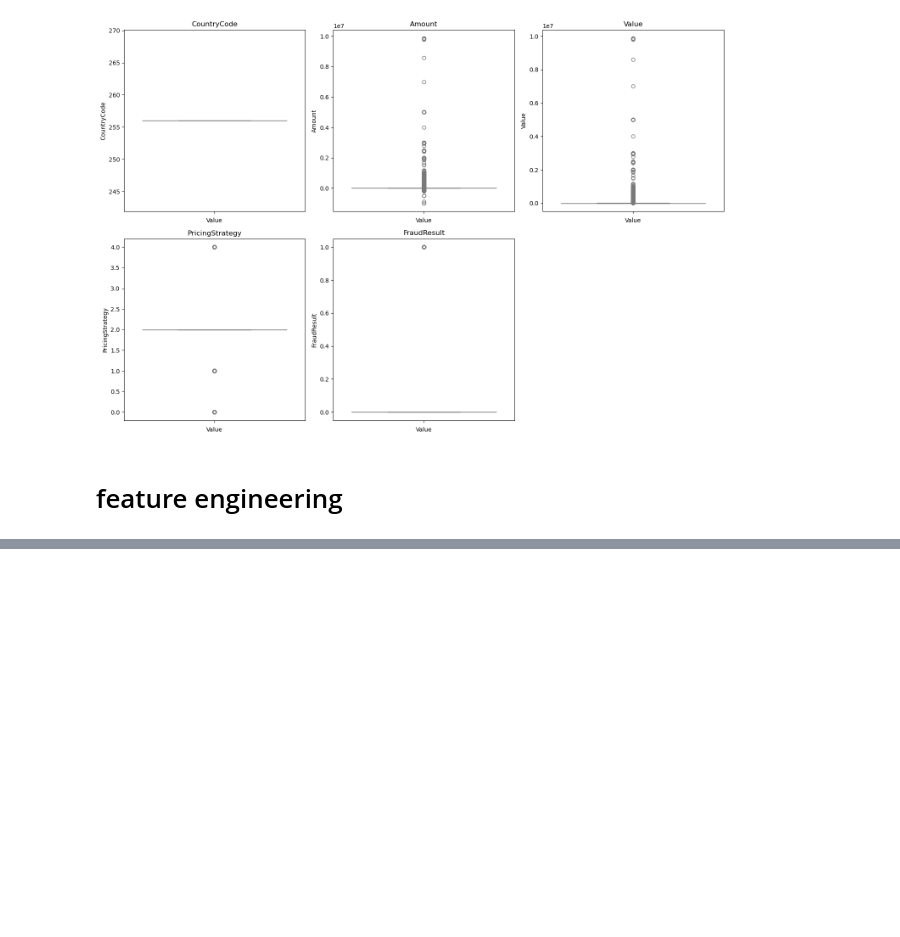
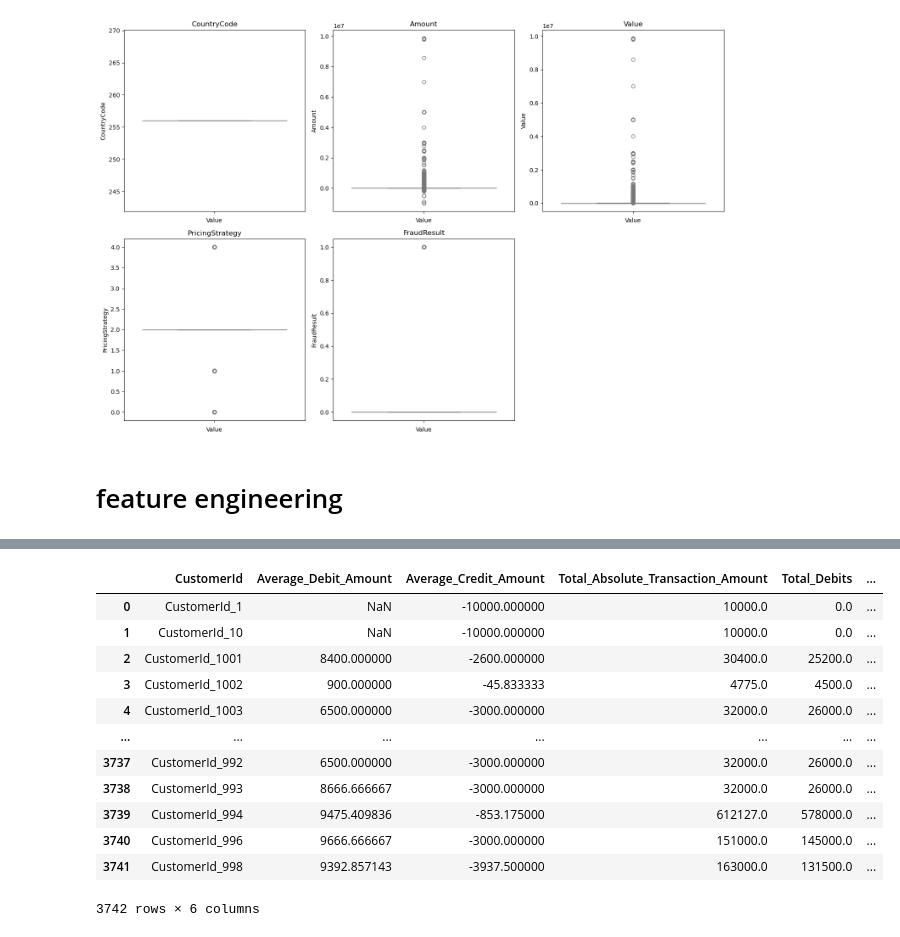
Before and after one commit to nadianesib4334/Bati_Bank_finance_Institute_-credit_score_analysis-edit, a Jupyter notebook: EDA.ipynb, the cells around one changed output, grey strips where cells are left out. Drawn from its saved outputs; the diff is of its cells as text; code cells hidden in the pictures; blank space fills up the shorter version.

```diff
--- a/EDA.ipynb
+++ b/EDA.ipynb
@@ -322,0 +336,24 @@ plt.show()
+# %%
+aggregated_data2 = data.groupby('CustomerId').agg(
+    Average_Debit_Amount=('Amount', lambda x: x[x > 0].mean()),  # average value of debits transaction
+    Average_Credit_Amount=('Amount', lambda x: x[x < 0].mean()),  # average of credits transaction
+    Total_Absolute_Transaction_Amount=('Amount', lambda x: x.abs().sum()),  # total absolute amount
+    Total_Debits=('Amount', lambda x: x[x > 0].sum()),  # Total debits
+    Total_Credits=('Amount', lambda x: x[x < 0].sum())  # Total credits
+).reset_index()
+# %%
+aggregated_data2
+# %% [output]
+|  | CustomerId | Average_Debit_Amount | Average_Credit_Amount | Total_Absolute_Transaction_Amount | Total_Debits | ... |
+| 0 | CustomerId_1 | NaN | -10000.000000 | 10000.0 | 0.0 | ... |
+| 1 | CustomerId_10 | NaN | -10000.000000 | 10000.0 | 0.0 | ... |
+| 2 | CustomerId_1001 | 8400.000000 | -2600.000000 | 30400.0 | 25200.0 | ... |
+| 3 | CustomerId_1002 | 900.000000 | -45.833333 | 4775.0 | 4500.0 | ... |
+| 4 | CustomerId_1003 | 6500.000000 | -3000.000000 | 32000.0 | 26000.0 | ... |
+| ... | ... | ... | ... | ... | ... | ... |
+| 3737 | CustomerId_992 | 6500.000000 | -3000.000000 | 32000.0 | 26000.0 | ... |
+| 3738 | CustomerId_993 | 8666.666667 | -3000.000000 | 32000.0 | 26000.0 | ... |
+| 3739 | CustomerId_994 | 9475.409836 | -853.175000 | 612127.0 | 578000.0 | ... |
+| 3740 | CustomerId_996 | 9666.666667 | -3000.000000 | 151000.0 | 145000.0 | ... |
+| 3741 | CustomerId_998 | 9392.857143 | -3937.500000 | 163000.0 | 131500.0 | ... |
+3742 rows × 6 columns
```
Also changed, not shown: parts of 61 cells of this notebook, 1 other file.
